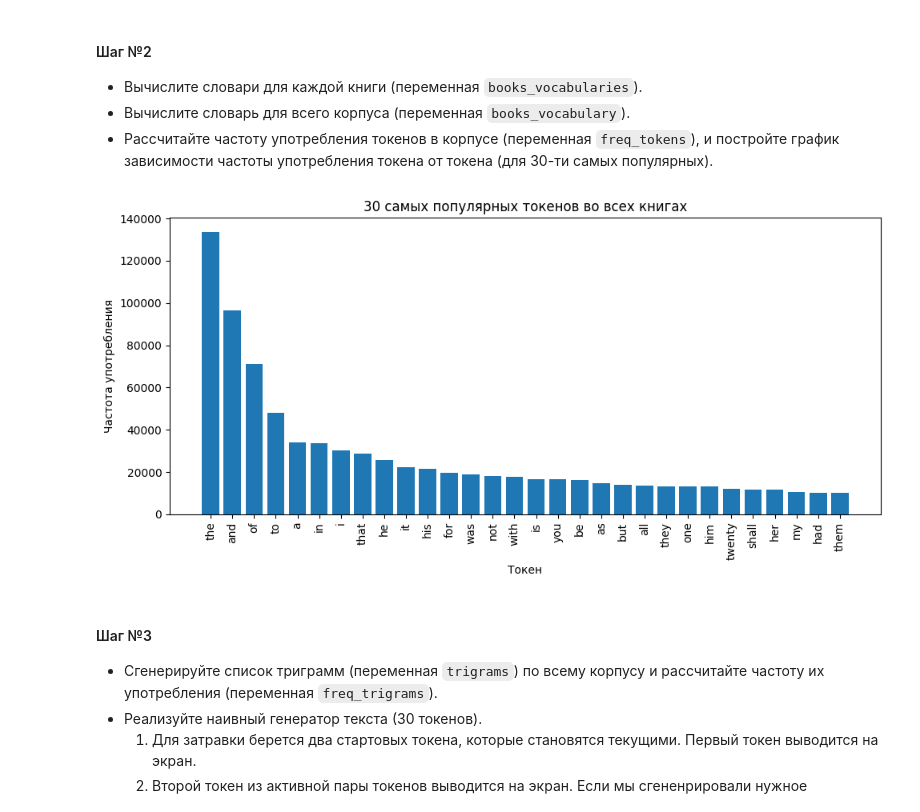
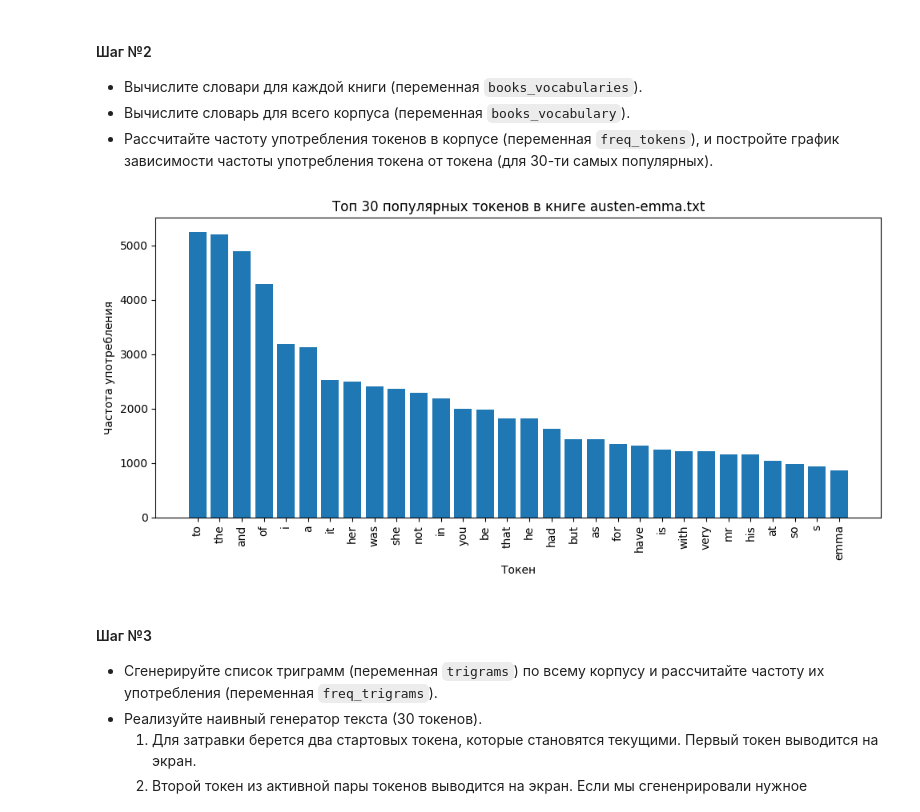
Before and after one commit to L1KASA/Computational-Linguistics-NLP, a Jupyter notebook: lab1/lab_1_6409_ТахмазоваАШ.ipynb, the cells around one changed output. Saved outputs shown, nothing was run; the diff lists cells and outputs as text; code cells hidden in the pictures.

```diff
--- a/lab1/lab_1_6409_ТахмазоваАШ.ipynb
+++ b/lab1/lab_1_6409_ТахмазоваАШ.ipynb
@@ -96,35 +96,35 @@ books_vocabulary = FreqDist(all_tokens)
 
 # Расчет частоты употребления токенов в корпусе
 total_tokens = len(all_tokens)
 freq_tokens = {token: freq / total_tokens for token, freq in books_vocabulary.items()}
 
 # Функция для вывода топ 30 популярных токенов для заданной книги
 def plot_top_tokens_for_book(book_index=None):
     if book_index is None:
         tokens = all_tokens
         title = '30 самых популярных токенов во всех книгах'
     else:
         tokens = books_tokens[book_index]
         title = f'Топ 30 популярных токенов в книге {books[book_index]}'
     fdist = FreqDist(tokens)
     most_common_tokens = fdist.most_common(30)
 
     # Разделение списка кортежей на два списка
     tokens, frequencies = zip(*most_common_tokens)
 
     plt.figure(figsize=(10, 5))
     plt.bar(tokens, frequencies)
     plt.xlabel('Токен')
     plt.ylabel('Частота употребления')
     plt.title(title)
     plt.xticks(rotation=90)
     plt.tight_layout()
     plt.show()
 
 # Введите номер книги или оставьте пустым для вывода для всех книг
-plot_top_tokens_for_book()
+plot_top_tokens_for_book(0)
 # %% [output]
-[figure, old version]
+[figure, new version]
 # %% [markdown]
 #### Шаг №3
 * Сгенерируйте список триграмм (переменная `trigrams`) по всему корпусу и рассчитайте частоту их употребления (переменная `freq_trigrams`).
```
Also changed, not shown: parts of 2 cells of this notebook.
